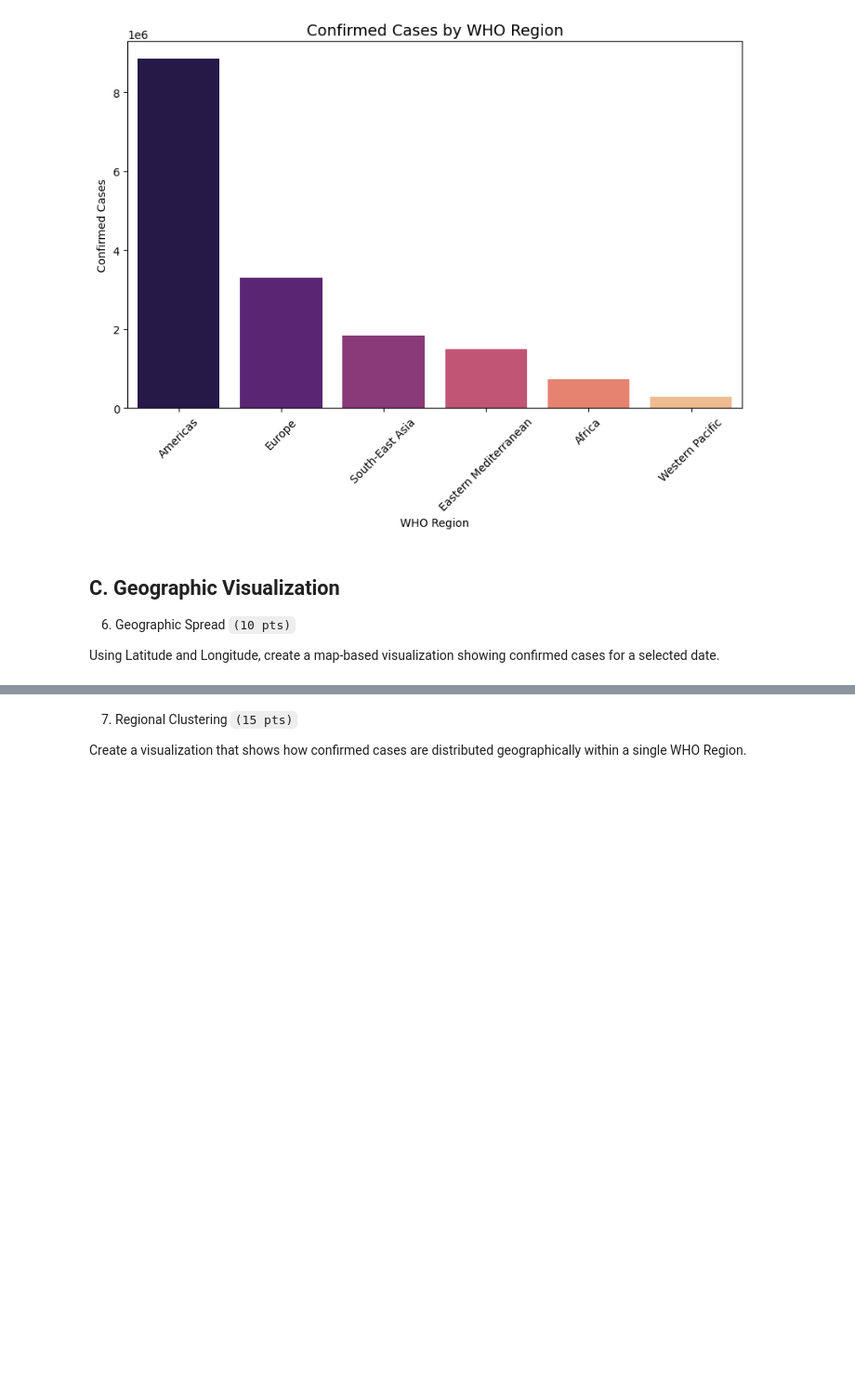
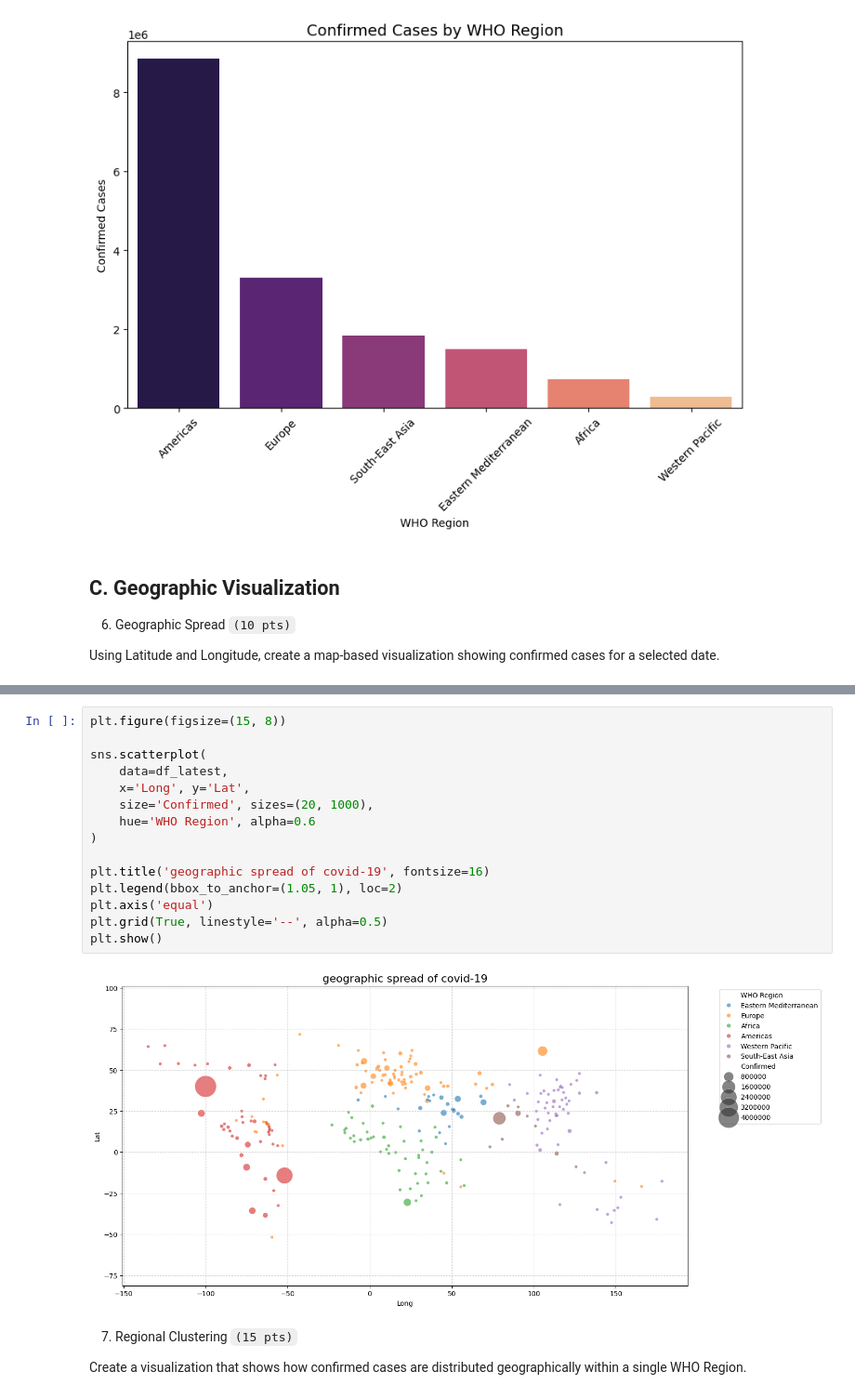
Before and after one commit to flame-0/ccdatscl_com221-ml, a Jupyter notebook: exercise4.ipynb, the cells around one changed output, grey strips where cells are left out. Shown at 93% size. Drawn from its saved outputs; the diff is of its cells as text; blank space fills up the shorter version.

Commit message:
exercise 4: use static plots for 6 and 7

```diff
--- a/exercise4.ipynb
+++ b/exercise4.ipynb
@@ -242,3 +226,20 @@ fig.show()
+# %%
+plt.figure(figsize=(15, 8))
+
+sns.scatterplot(
+    data=df_latest,
+    x='Long', y='Lat',
+    size='Confirmed', sizes=(20, 1000),
+    hue='WHO Region', alpha=0.6
+)
+
+plt.title('geographic spread of covid-19', fontsize=16)
+plt.legend(bbox_to_anchor=(1.05, 1), loc=2)
+plt.axis('equal')
+plt.grid(True, linestyle='--', alpha=0.5)
+plt.show()
+# %% [output]
+[figure, added]
 # %% [markdown]
 7. Regional Clustering `(15 pts)`
 
```
Also changed, not shown: parts of 2 cells of this notebook.
